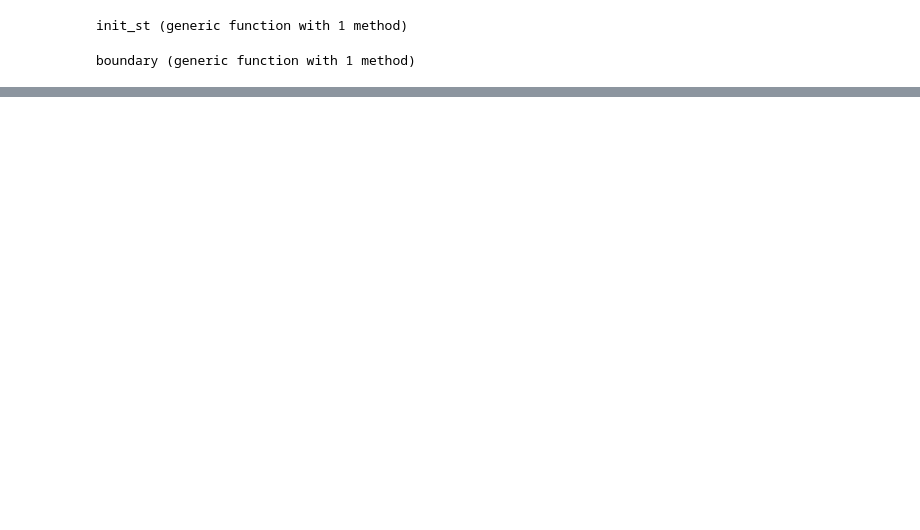
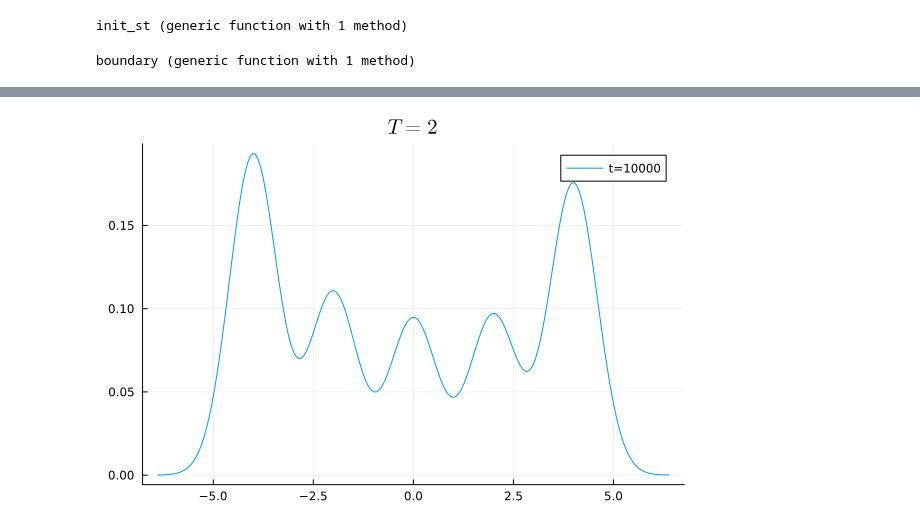
Before and after one commit to LoneWolf1304/Ising, a Jupyter notebook: Ising_Model.ipynb, the cells around one changed output, grey strips where cells are left out. Cells and saved outputs as stored; diff of their text form; code cells hidden in the pictures; blank space fills up the shorter version.

Commit message:
added Ising Random walker code

```diff
--- a/Ising_Model.ipynb
+++ b/Ising_Model.ipynb
@@ -99,0 +146,41 @@ end
+# %%
+#dimension
+n=50
+
+#Metropolis
+#defining range of beta for which to run
+para=2
+plot()
+#running for 100 trials
+L= init_st(n, 0.5);
+X=zeros(n,n)
+MCS=n*n
+#running each MC step
+for m =1:10000
+    b=1/para
+    #choosing a random lattice point
+    i=rand(1:n)
+    j=rand(1:n)
+    S= -2*L[i,j]*(L[boundary(i+1),j]+L[boundary(i-1),j]+L[i,boundary(j+1)]+L[i,boundary(j-1)]) #calculating energy difference between the present state and if spin is flipped
+    E_diff=-S
+    #using the spin flip rules
+    if E_diff<=0
+            L[i,j]*=-1
+    else
+        A=exp(-b*E_diff)
+        cnt=rand()
+        if cnt<A
+            L[i,j]*=-1
+        end
+    end
+    if m%MCS==0
+        X=X+L
+    end
+    if m in [10000]
+        density!(reshape(X,(n*n,1)), label="t=$m")
+    end
+end
+# %%
+plot!(title=L"T=%$para")
+# %% [output]
+[figure, added]
```
Also changed, not shown: parts of 10 cells of this notebook, 7 other files.
